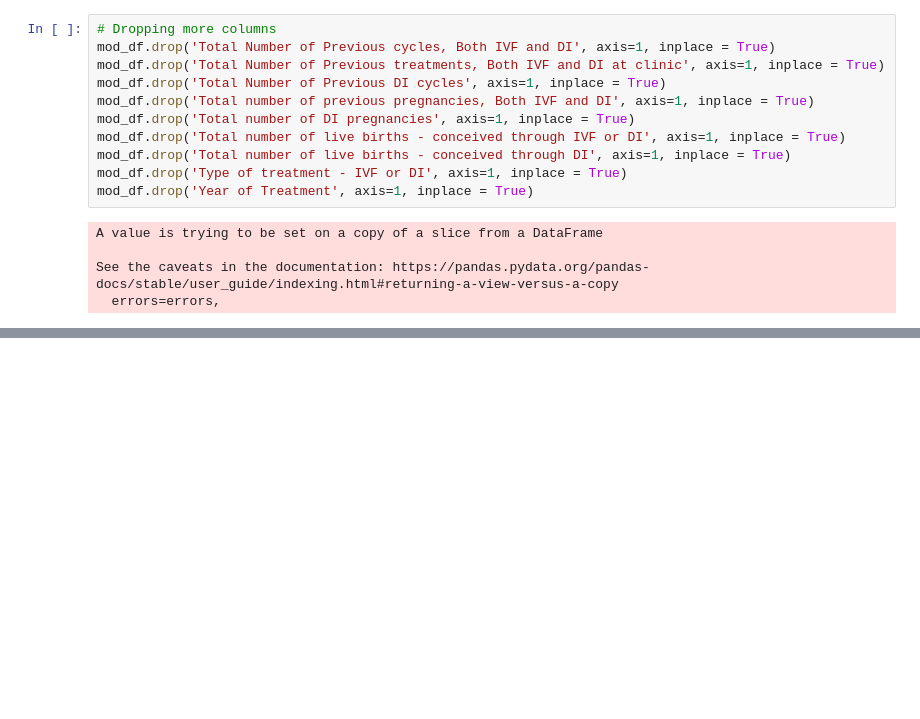
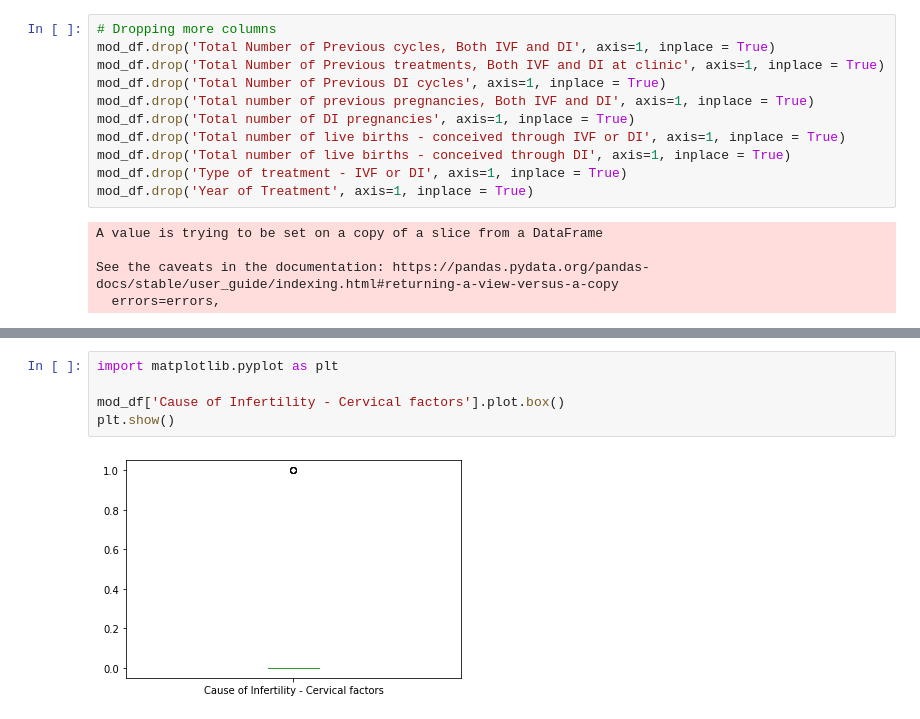
Before and after one commit to ecdison/Group9_MachineLearningHC, a Jupyter notebook: HCTech.ipynb, the cells around one changed output, grey strips where cells are left out. Saved outputs shown, nothing was run; the diff lists cells and outputs as text; blank space fills up the shorter version.

```diff
--- a/HCTech.ipynb
+++ b/HCTech.ipynb
@@ -139,0 +161,7 @@ Index(['Patient Age at Treatment', 'Total Number of Previous IVF cycles',
+# %%
+import matplotlib.pyplot as plt
+
+mod_df['Cause of Infertility - Cervical factors'].plot.box()
+plt.show()
+# %% [output]
+[figure, added]
```
Also changed, not shown: parts of 8 cells of this notebook.
